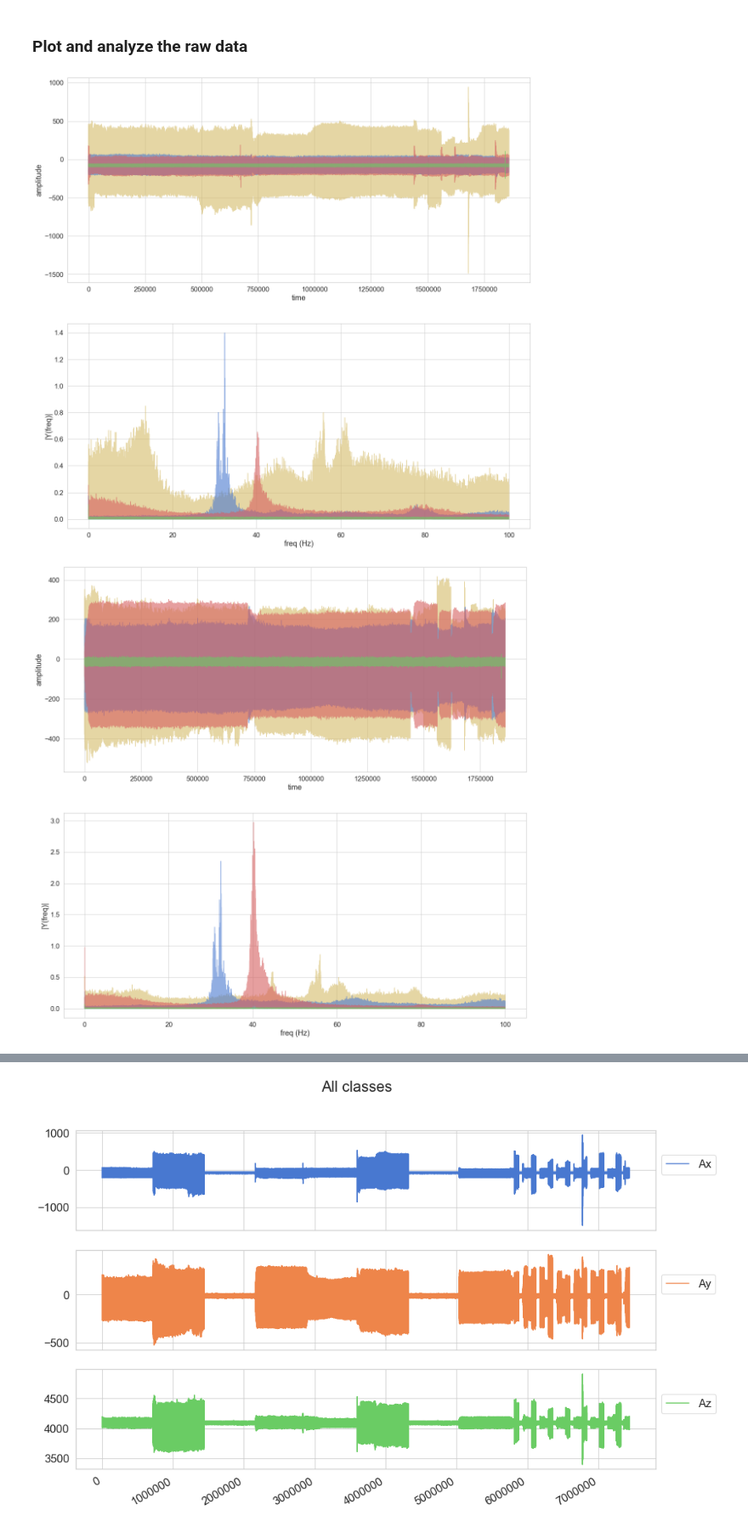
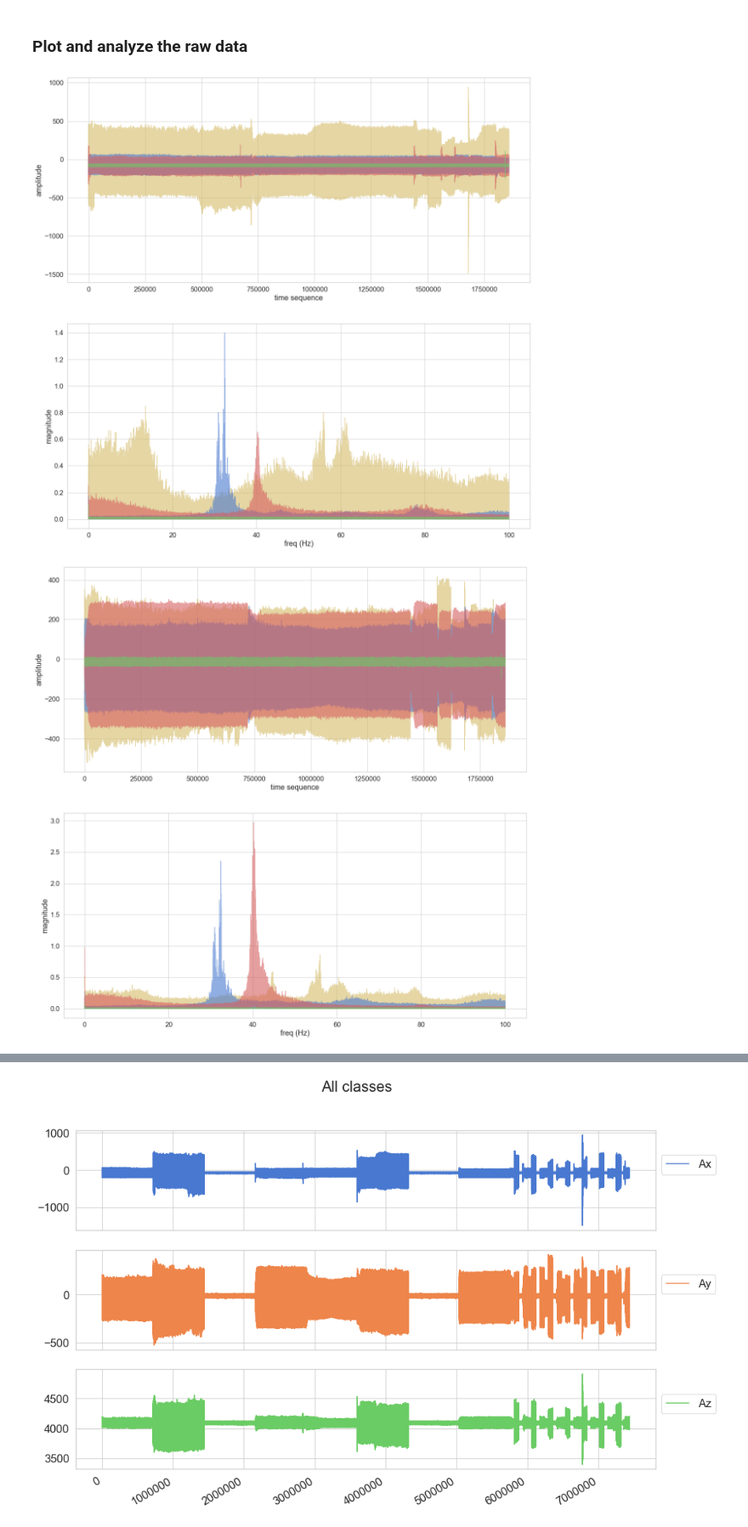
Before and after one commit to nxp-appcodehub/ap-ml-state-monitor, a Jupyter notebook: ml_state_monitor/ml_app/ML_State_Monitor.ipynb, the cells around one changed output, grey strips where cells are left out. Shown at 85% size. Cells and saved outputs as stored; diff of their text form; code cells hidden in the pictures.

```diff
--- a/ml_state_monitor/ml_app/ML_State_Monitor.ipynb
+++ b/ml_state_monitor/ml_app/ML_State_Monitor.ipynb
@@ -29,10 +29,10 @@ tf.compat.v1.enable_eager_execution()
 
 ML_STATE_MONITOR_ML_APP_VERSION = "1.0.0"
 
-print("Fan Classifier NN version: " + ML_STATE_MONITOR_ML_APP_VERSION)
+print("ML-app version: " + ML_STATE_MONITOR_ML_APP_VERSION)
 print("Python version: " + platform.python_version())
-print("Tensorflow version: " + tf.__version__)
-print("Keras version: " +keras.__version__)
+print("TF     version: " + tf.__version__)
+print("Keras  version: " +keras.__version__)
 
 np.set_printoptions(formatter={'float_kind':'{:f}'.format})
 
@@ -41,6 +41,7 @@ DATA_SPLIT_TRAIN_SIZE = 0 # train samples for each class (size == len(class)/STE
 DATA_SPLIT_TEST_SIZE = 0
 
 # constants
+SENSOR_COLLECT_RATE_HZ = 200 # Sampling frequency
 SENSOR_ACC_RESOLUTION = 2**13 # signed 14-bit resolution for X-Y-Z axis
 RANDOM_SEED = 1
 FEED_WINDOW = 128 # window size
@@ -50,6 +51,7 @@ N_CLASSES = 4 # number of classes
 
 RAW_SENSOR_DATA_DIR = "in_sensor_data"
 RAW_SENSOR_DATA_FN = RAW_SENSOR_DATA_DIR + "/" + "in_sensor_data" + ".txt"
+RAW_SENSOR_DATA_EXTENSION = "*.csv"
 
 ADJUST_TRAIN_SIZE_EN = 1 # adjust the train size based on provided files
 TRAIN_DATA_DIR = RAW_SENSOR_DATA_DIR + "/" + "training"
@@ -168,69 +173,58 @@ Name: class, dtype: int64
 # %% [markdown]
 ### Plot and analyze the raw data
 # %%
+# Plot frequency-domain
 def plot_fft_by_class_multiple(signal, lineformat, size):
     from scipy.fft import fft, ifft
-    Fs = 200                         # sampling rate
-    Ts = 1.0/Fs                      # sampling interval
-    t = np.arange(0,size)            # time vector
 
-    y = []
+    # Compute the frequency spectrum
+    Y = []
     for insign in signal:
-        y.append(insign)
-
-    n = size                         # length of the signal
-    k = np.arange(n)
-    T = n/Fs
-    frq = k/T                        # two sides frequency range
-    freq = frq[range(n//2)]          # one side frequency range
-
-    Y = []
-    for insign in y:
-        fft = np.fft.fft(insign)/n
-        fft = fft[range(n//2)]
+        fft = np.fft.fft(insign)/size
+        fft = fft[range(size//2)]
         Y.append(fft)
+    freq = ((np.arange(size)*SENSOR_COLLECT_RATE_HZ)/size)[range(size//2)]
 
     plt.figure(figsize=(20, 20))
     plt.subplot(2,1,1)
-    for i in range(np.shape(y)[0]):
-        plt.plot(t, y[i], lineformat[i], alpha=0.6)
-#     plt.ylim(-250, 100)
-#     plt.ylim(-150, 0)
-    plt.xlabel('time')
+    for i in range(np.shape(signal)[0]):
+        plt.plot(np.arange(0, size), signal[i], lineformat[i], alpha=0.6)
+#     plt.ylim(-100, 100)
+    plt.xlabel('time sequence')
     plt.ylabel('amplitude')
     plt.ticklabel_format(useOffset=False, style='plain')
 
     plt.subplot(2,1,2)
     for i in range(np.shape(Y)[0]):
         plt.plot(freq[1:], abs(Y[i])[1:], lineformat[i], alpha=0.6)
-#     plt.ylim(0, 0.6)
+#     plt.ylim(0, 1)
     plt.xlabel('freq (Hz)')
-    plt.ylabel('|Y(freq)|')
+    plt.ylabel('magnitude')
 
 sz_cls = [sz for sz in ds['class'].value_counts()]
 plot_sz = min(sz_cls)
 plot_color = ['y-', 'b-', 'r-', 'g-']
 
 signFANCLOG = (ds[ds['class'] == "FAN-CLOG"][['Ax']]).values.reshape(-1)
 signFANFRICT = (ds[ds['class'] == "FAN-FRICTION"][['Ax']]).values.reshape(-1)
 signFANOFF = (ds[ds['class'] == "FAN-OFF"][['Ax']]).values.reshape(-1)
 signFANON = (ds[ds['class'] == "FAN-ON"][['Ax']]).values.reshape(-1)
 plot_sign = [signFANFRICT[:plot_sz], signFANCLOG[:plot_sz], signFANON[:plot_sz], signFANOFF[:plot_sz]]
 plot_fft_by_class_multiple(plot_sign, plot_color, plot_sz)
 
 signFANCLOG = (ds[ds['class'] == "FAN-CLOG"][['Ay']]).values.reshape(-1)
 signFANFRICT = (ds[ds['class'] == "FAN-FRICTION"][['Ay']]).values.reshape(-1)
 signFANOFF = (ds[ds['class'] == "FAN-OFF"][['Ay']]).values.reshape(-1)
 signFANON = (ds[ds['class'] == "FAN-ON"][['Ay']]).values.reshape(-1)
 plot_sign = [signFANFRICT[:plot_sz], signFANCLOG[:plot_sz], signFANON[:plot_sz], signFANOFF[:plot_sz]]
 plot_fft_by_class_multiple(plot_sign, plot_color, plot_sz)
 
 signFANCLOG = (ds[ds['class'] == "FAN-CLOG"][['Az']]).values.reshape(-1)
 signFANFRICT = (ds[ds['class'] == "FAN-FRICTION"][['Az']]).values.reshape(-1)
 signFANOFF = (ds[ds['class'] == "FAN-OFF"][['Az']]).values.reshape(-1)
 signFANON = (ds[ds['class'] == "FAN-ON"][['Az']]).values.reshape(-1)
 plot_sign = [signFANFRICT[:plot_sz], signFANCLOG[:plot_sz], signFANON[:plot_sz], signFANOFF[:plot_sz]]
 plot_fft_by_class_multiple(plot_sign, plot_color, plot_sz)
 # %% [output]
-[figure, old version]
+[figure, new version]
-[figure, old version]
+[figure, new version]
```
Also changed, not shown: parts of 8 cells of this notebook.
